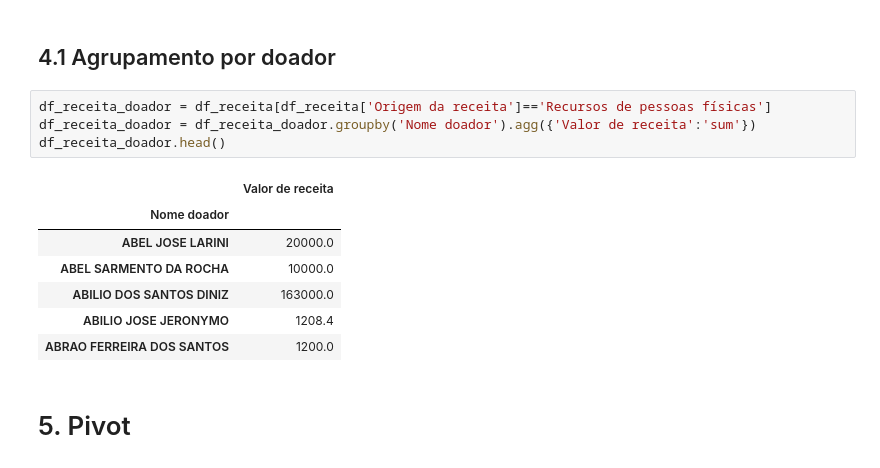
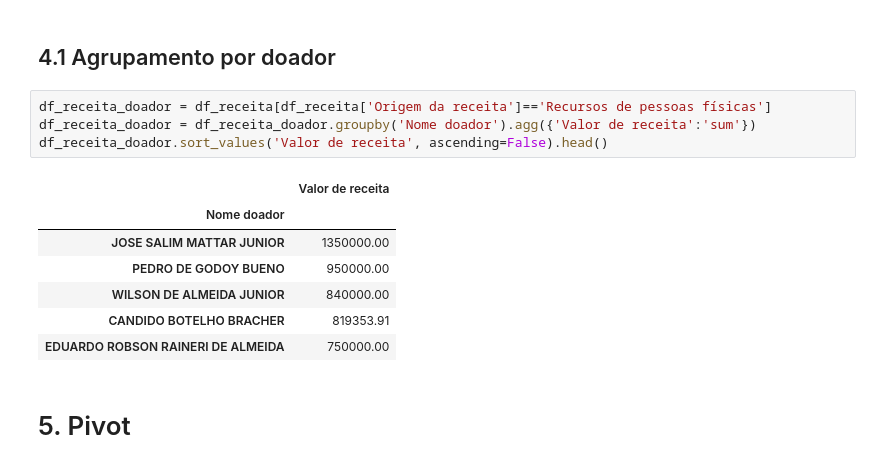
Before and after one commit to tecMTST/tutorial-de-dados, a Jupyter notebook: 99_incompletos/doacoes-eleitorais/analise_doacoes_eleitorais.ipynb, the cells around one changed output. Drawn from its saved outputs; the diff is of its cells as text.

```diff
--- a/99_incompletos/doacoes-eleitorais/analise_doacoes_eleitorais.ipynb
+++ b/99_incompletos/doacoes-eleitorais/analise_doacoes_eleitorais.ipynb
@@ -67,15 +69,15 @@ df_receita_candidato.head()
 # %%
 df_receita_doador = df_receita[df_receita['Origem da receita']=='Recursos de pessoas físicas']
 df_receita_doador = df_receita_doador.groupby('Nome doador').agg({'Valor de receita':'sum'})
-df_receita_doador.head()
+df_receita_doador.sort_values('Valor de receita', ascending=False).head()
 # %% [output]
 |  | Valor de receita |
 | Nome doador |  |
-| ABEL JOSE LARINI | 20000.0 |
-| ABEL SARMENTO DA ROCHA | 10000.0 |
-| ABILIO DOS SANTOS DINIZ | 163000.0 |
-| ABILIO JOSE JERONYMO | 1208.4 |
-| ABRAO FERREIRA DOS SANTOS | 1200.0 |
+| JOSE SALIM MATTAR JUNIOR | 1350000.00 |
+| PEDRO DE GODOY BUENO | 950000.00 |
+| WILSON DE ALMEIDA JUNIOR | 840000.00 |
+| CANDIDO BOTELHO BRACHER | 819353.91 |
+| EDUARDO ROBSON RAINERI DE ALMEIDA | 750000.00 |
 # %% [markdown]
 # 5. Pivot
 # %%
```
Also changed, not shown: parts of 8 cells of this notebook, 1 other file.
